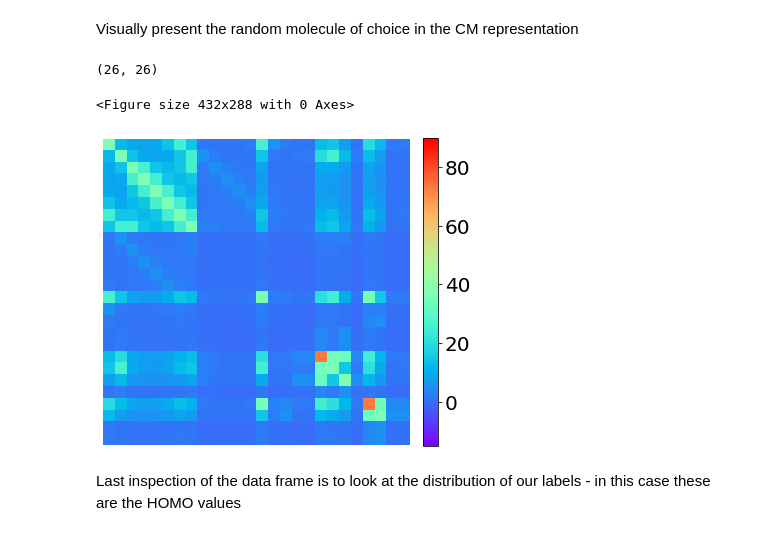
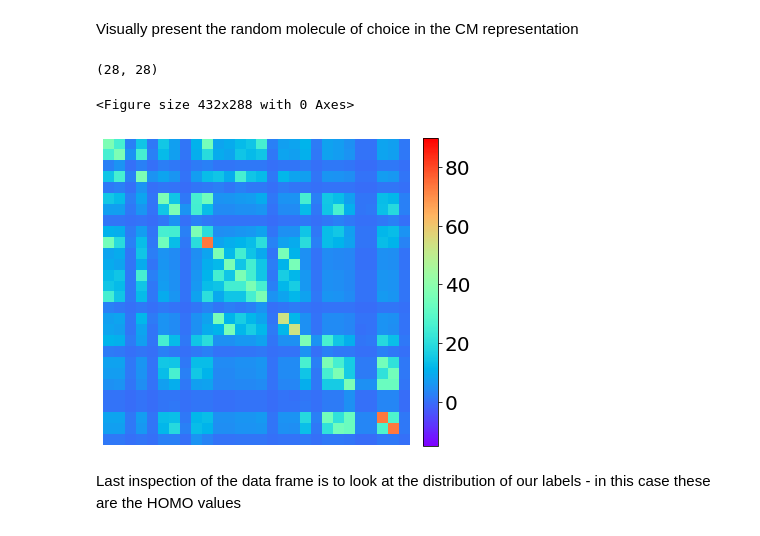
Before and after one commit to billalsohail/ML4MC, a Jupyter notebook: Coulomb_matrix_representation.ipynb, the cells around one changed output. Drawn from its saved outputs; the diff is of its cells as text; code cells hidden in the pictures.

```diff
--- a/Coulomb_matrix_representation.ipynb
+++ b/Coulomb_matrix_representation.ipynb
@@ -137,23 +137,23 @@ H 25.14951805 27.98145288 23.37290465
 # %% [markdown]
 Visually present the random molecule of choice in the CM representation
 # %%
-cm_desc = CoulombMatrix(n_atoms_max=26, permutation='none', flatten=False)
+cm_desc = CoulombMatrix(n_atoms_max=28, permutation='none', flatten=False)
 mol = df['atoms'].iloc[rand_mol]
 
 matrix = cm_desc.create(mol)
 print(matrix.shape)
 
 #Lets have a look at our random molecule and visualise the CM
 plt.figure()
 plt.figure(figsize = (6,6))
 plt.imshow(matrix, origin="upper", cmap='rainbow', vmin=-15, vmax=90, interpolation='nearest')
 plt.colorbar(fraction=0.046, pad=0.04).ax.tick_params(labelsize=20)
 plt.axis('off')
 plt.show()
 # %% [output]
-(26, 26)
+(28, 28)
 <Figure size 432x288 with 0 Axes>
-[figure, old version]
+[figure, new version]
 # %% [markdown]
 Last inspection of the data frame is to look at the distribution of our labels - in this case these are the HOMO values
 # %%
```
Also changed, not shown: parts of 14 cells of this notebook.
